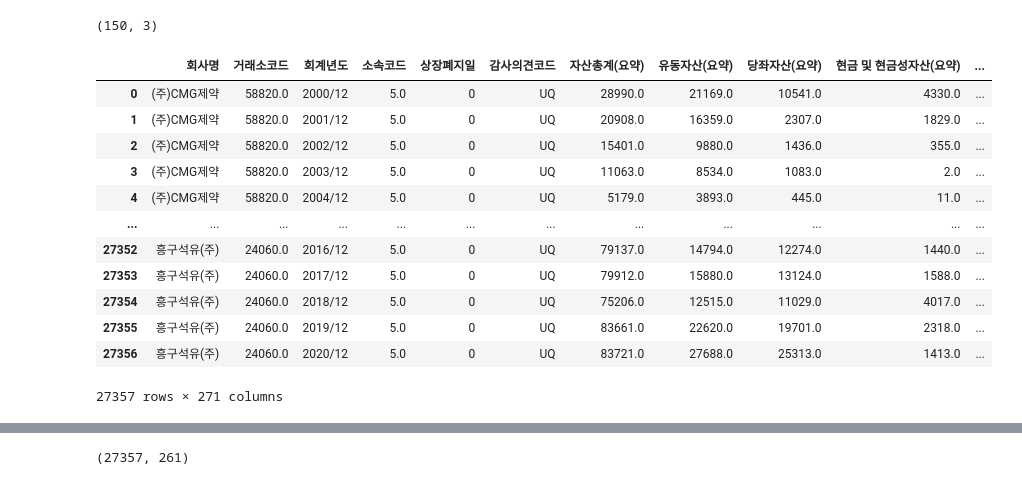
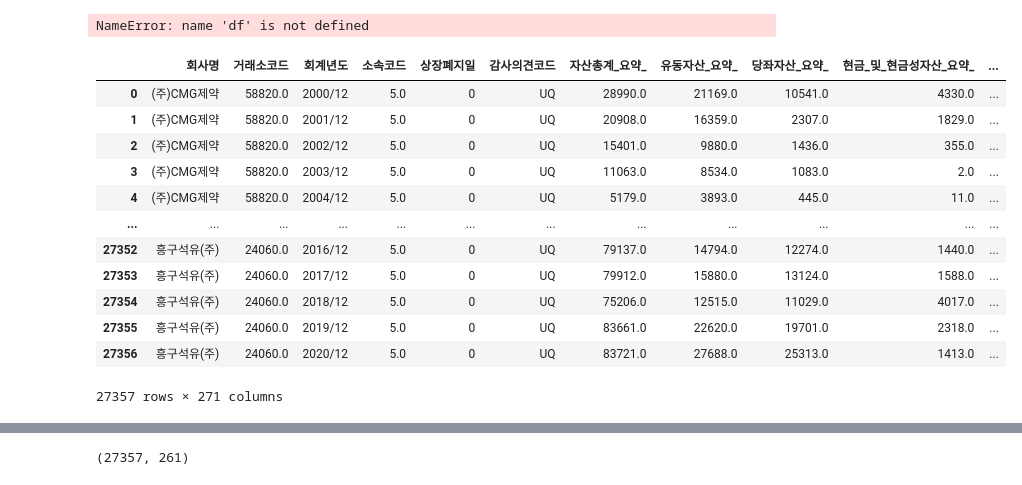
Before and after one commit to JxxHxxx/Ubion-CorporateBankruptcyAnalysis, a Jupyter notebook: Code/SH/feature S oversampling/feature_selection_LASSO.ipynb, the cells around one changed output, grey strips where cells are left out. Cells and saved outputs as stored; diff of their text form; code cells hidden in the pictures.

Commit message:
feature selection LASSO

```diff
--- a/Code/SH/feature S oversampling/feature_selection_LASSO.ipynb
+++ b/Code/SH/feature S oversampling/feature_selection_LASSO.ipynb
@@ -13,30 +17,24 @@ warnings.filterwarnings(action='ignore')
-# %%
-X, y = load_iris(return_X_y=True)
-X.shape
-
-lsvc = LinearSVC(C=0.01, penalty="l1", dual=False).fit(X, y)
-model = SelectFromModel(lsvc, prefit=True)
-X_new = model.transform(X)
-X_new.shape
-# %% [output]
-(150, 3)
 # %%
-train = pd.read_csv(r'C:\Users\JH\Desktop\Final\CBA\Data\데이터정리중\재무변수_부도정상기업컬럼추가.csv')
+df = pd.read_csv(r'..\..\..\Data\데이터정리중\재무변수_특수문자 제외.csv', index_col=0)
-# %%
-train = train.fillna(0)
-train
-# %% [output]
-|  | 회사명 | 거래소코드 | 회계년도 | 소속코드 | 상장폐지일 | 감사의견코드 | 자산총계(요약) | 유동자산(요약) | 당좌자산(요약) | 현금 및 현금성자산(요약) | ... |
-| 0 | (주)CMG제약 | 58820.0 | 2000/12 | 5.0 | 0 | UQ | 28990.0 | 21169.0 | 10541.0 | 4330.0 | ... |
-| 1 | (주)CMG제약 | 58820.0 | 2001/12 | 5.0 | 0 | UQ | 20908.0 | 16359.0 | 2307.0 | 1829.0 | ... |
-| 2 | (주)CMG제약 | 58820.0 | 2002/12 | 5.0 | 0 | UQ | 15401.0 | 9880.0 | 1436.0 | 355.0 | ... |
-| 3 | (주)CMG제약 | 58820.0 | 2003/12 | 5.0 | 0 | UQ | 11063.0 | 8534.0 | 1083.0 | 2.0 | ... |
-| 4 | (주)CMG제약 | 58820.0 | 2004/12 | 5.0 | 0 | UQ | 5179.0 | 3893.0 | 445.0 | 11.0 | ... |
-| ... | ... | ... | ... | ... | ... | ... | ... | ... | ... | ... | ... |
-| 27352 | 흥구석유(주) | 24060.0 | 2016/12 | 5.0 | 0 | UQ | 79137.0 | 14794.0 | 12274.0 | 1440.0 | ... |
-| 27353 | 흥구석유(주) | 24060.0 | 2017/12 | 5.0 | 0 | UQ | 79912.0 | 15880.0 | 13124.0 | 1588.0 | ... |
-| 27354 | 흥구석유(주) | 24060.0 | 2018/12 | 5.0 | 0 | UQ | 75206.0 | 12515.0 | 11029.0 | 4017.0 | ... |
-| 27355 | 흥구석유(주) | 24060.0 | 2019/12 | 5.0 | 0 | UQ | 83661.0 | 22620.0 | 19701.0 | 2318.0 | ... |
-| 27356 | 흥구석유(주) | 24060.0 | 2020/12 | 5.0 | 0 | UQ | 83721.0 | 27688.0 | 25313.0 | 1413.0 | ... |
-27357 rows × 271 columns
+# %%
+df
+# %% [output]
+NameError: name 'df' is not defined
+# %%
+df = df.fillna(0)
+df
+# %% [output]
+|  | 회사명 | 거래소코드 | 회계년도 | 소속코드 | 상장폐지일 | 감사의견코드 | 자산총계_요약_ | 유동자산_요약_ | 당좌자산_요약_ | 현금_및_현금성자산_요약_ | ... |
+| 0 | (주)CMG제약 | 58820.0 | 2000/12 | 5.0 | 0 | UQ | 28990.0 | 21169.0 | 10541.0 | 4330.0 | ... |
+| 1 | (주)CMG제약 | 58820.0 | 2001/12 | 5.0 | 0 | UQ | 20908.0 | 16359.0 | 2307.0 | 1829.0 | ... |
+| 2 | (주)CMG제약 | 58820.0 | 2002/12 | 5.0 | 0 | UQ | 15401.0 | 9880.0 | 1436.0 | 355.0 | ... |
+| 3 | (주)CMG제약 | 58820.0 | 2003/12 | 5.0 | 0 | UQ | 11063.0 | 8534.0 | 1083.0 | 2.0 | ... |
+| 4 | (주)CMG제약 | 58820.0 | 2004/12 | 5.0 | 0 | UQ | 5179.0 | 3893.0 | 445.0 | 11.0 | ... |
+| ... | ... | ... | ... | ... | ... | ... | ... | ... | ... | ... | ... |
+| 27352 | 흥구석유(주) | 24060.0 | 2016/12 | 5.0 | 0 | UQ | 79137.0 | 14794.0 | 12274.0 | 1440.0 | ... |
+| 27353 | 흥구석유(주) | 24060.0 | 2017/12 | 5.0 | 0 | UQ | 79912.0 | 15880.0 | 13124.0 | 1588.0 | ... |
+| 27354 | 흥구석유(주) | 24060.0 | 2018/12 | 5.0 | 0 | UQ | 75206.0 | 12515.0 | 11029.0 | 4017.0 | ... |
+| 27355 | 흥구석유(주) | 24060.0 | 2019/12 | 5.0 | 0 | UQ | 83661.0 | 22620.0 | 19701.0 | 2318.0 | ... |
+| 27356 | 흥구석유(주) | 24060.0 | 2020/12 | 5.0 | 0 | UQ | 83721.0 | 27688.0 | 25313.0 | 1413.0 | ... |
+27357 rows × 271 columns
 # %%
```
Also changed, not shown: parts of 24 cells of this notebook.
